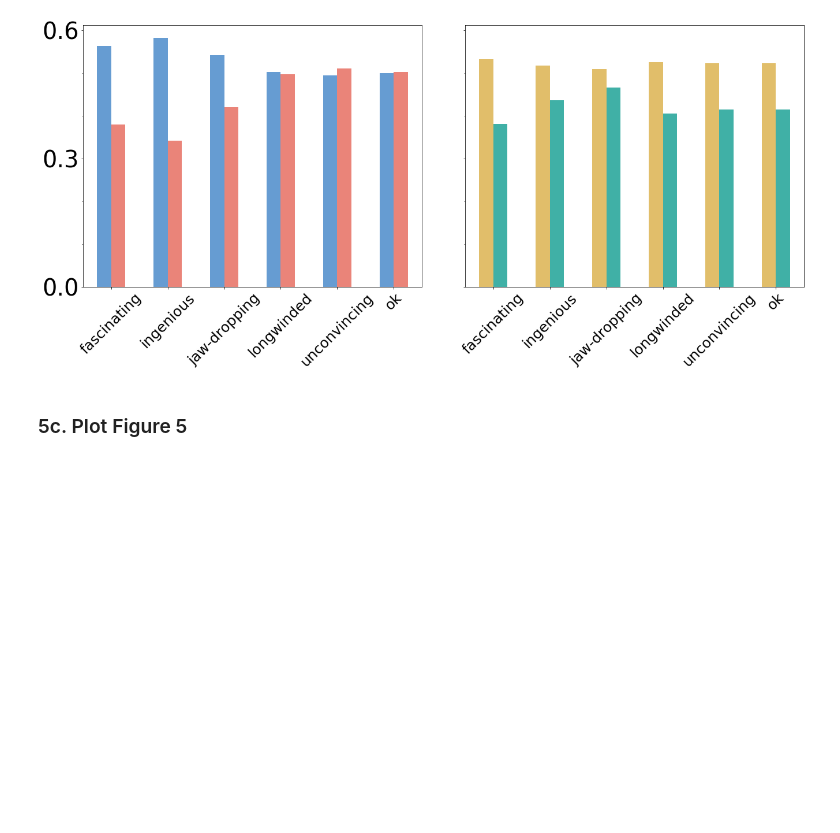
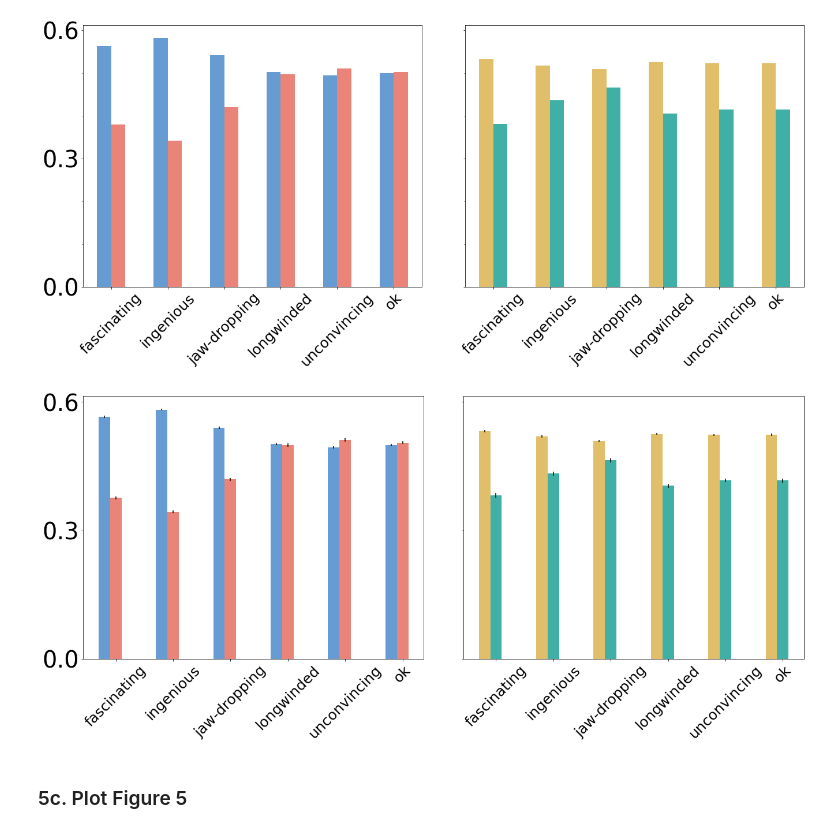
Before and after one commit to racharyy/TED_HEM, a Jupyter notebook: Code/plotter.ipynb, the cells around one changed output. Drawn from its saved outputs; the diff is of its cells as text; code cells hidden in the pictures; blank space fills up the shorter version.

Commit message:
Code Updated with errorbar

```diff
--- a/Code/plotter.ipynb
+++ b/Code/plotter.ipynb
@@ -296,6 +302,40 @@ plt.tight_layout(pad = 6.0)
 plt.savefig('../Plots/Figure4.pdf')
 # %% [output]
 [figure]
+# %%
+fig, axes = plt.subplots(1, 2,figsize=(20,10),sharey=True)
+
+mean_rate_g1, std_rate_g1, mean_rate_g2, std_rate_g2 = generate_errorbar_all(male_df, female_df,rating_names)
+
+x = np.array(range(len(rating_names)))
+ax = axes[0]
+ax.set_xticklabels([""]+rating_names,rotation=45)
+ax.yaxis.set_major_locator(MultipleLocator(0.3))
+for tick in ax.yaxis.get_major_ticks():
+    tick.label.set_fontsize(40)
+for tick in ax.xaxis.get_major_ticks():
+    tick.label.set_fontsize(25)
+color1, color2 = '#669cd2','#ea8479'
+ax.bar(x-0.2, mean_rate_g1, width=0.2, color=color1, yerr = 2*np.array(std_rate_g1),label="male")
+ax.bar(x, mean_rate_g2, width=0.2, color=color2, yerr = 2*np.array(std_rate_g2),label="female")
+
+mean_rate_g1, std_rate_g1, mean_rate_g2, std_rate_g2 = generate_errorbar_all(white_df, nonwhite_df,rating_names)
+
+x = np.array(range(len(rating_names)))
+ax = axes[1]
+ax.set_xticklabels([""]+rating_names,rotation=45)
+ax.yaxis.set_major_locator(MultipleLocator(0.3))
+for tick in ax.xaxis.get_major_ticks():
+    tick.label.set_fontsize(25)
+color1, color2 = '#E1BE6A','#40B0A6'
+ax.bar(x-0.2, mean_rate_g1, width=0.2, color=color1, yerr = 2*np.array(std_rate_g1),label="male")
+ax.bar(x, mean_rate_g2, width=0.2, color=color2, yerr = 2*np.array(std_rate_g2),label="female")
+
+
+plt.tight_layout(pad = 6.0)
+plt.savefig('../Plots/Figure4.pdf')
+# %% [output]
+[figure, added]
 # %% [markdown]
 ### 5c. Plot Figure 5
 # %%
```
Also changed, not shown: parts of 18 cells of this notebook, 11 other files.
